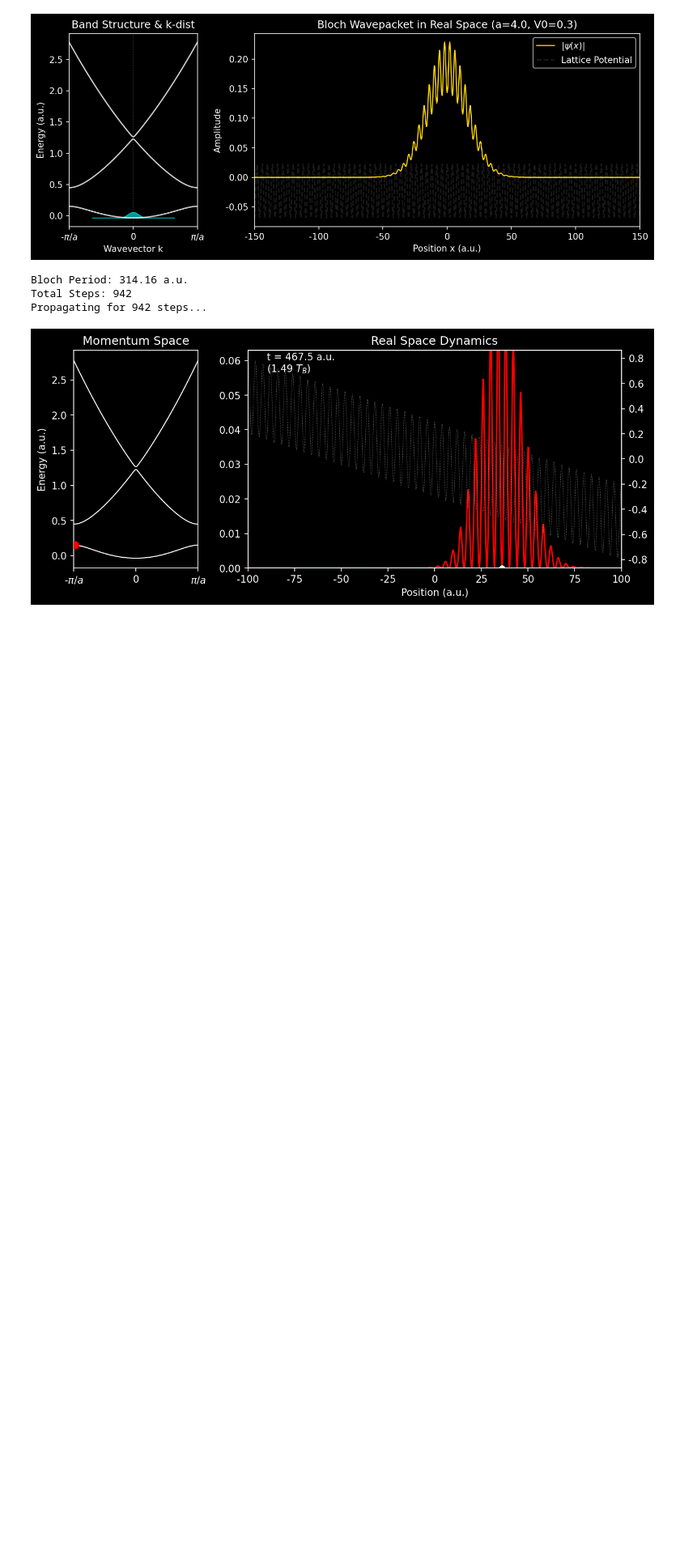
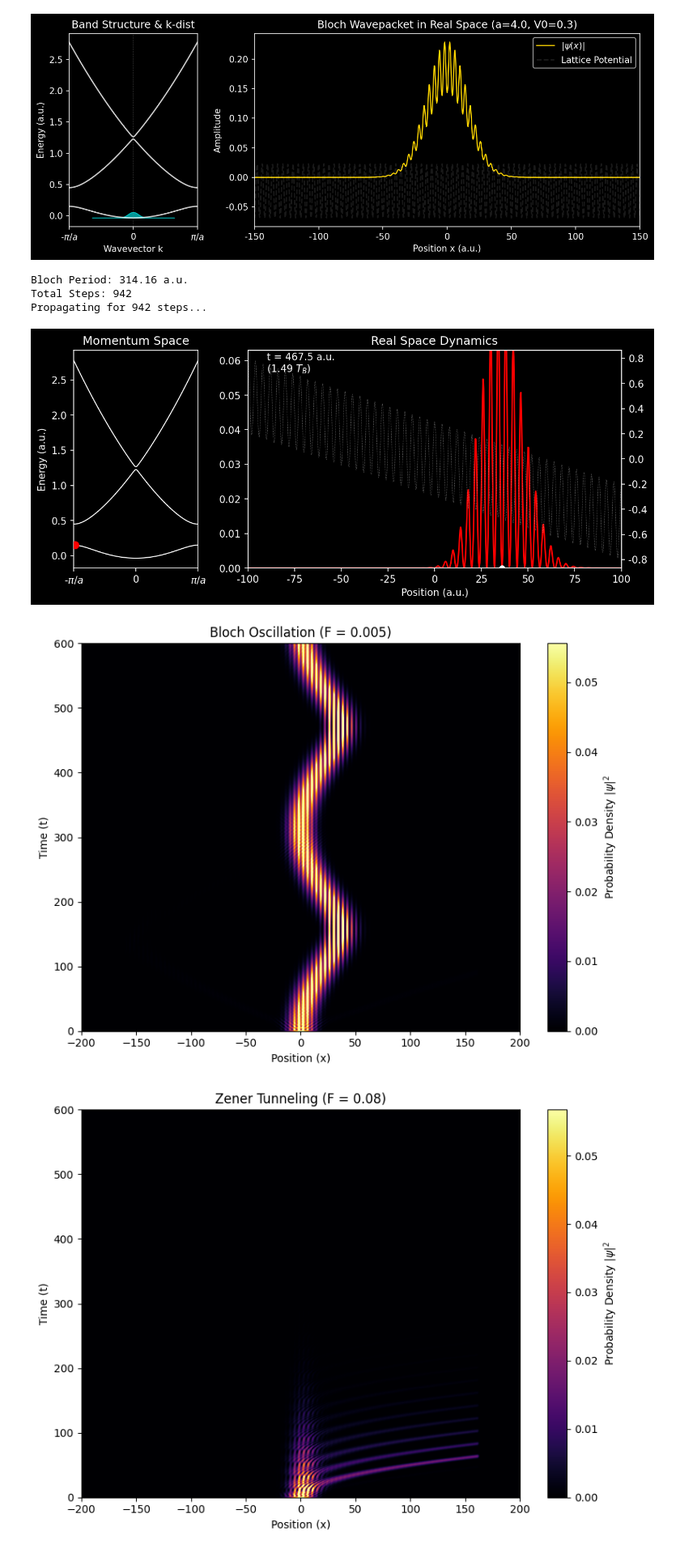
Before and after one commit to hataehyeok/compphys, a Jupyter notebook: dddd.ipynb, the cells around one changed output. Shown at 81% size. Drawn from its saved outputs; the diff is of its cells as text; code cells hidden in the pictures; blank space fills up the shorter version.

```diff
--- a/dddd.ipynb
+++ b/dddd.ipynb
@@ -568,3 +568,71 @@ Bloch Period: 314.16 a.u.
 Total Steps: 942
 Propagating for 942 steps...
 [figure]
+# %%
+import numpy as np
+import matplotlib.pyplot as plt
+
+def run_tdse_simulation(F_strength, label):
+    a = 4.0
+    V0 = 0.3
+
+    L = 400.0
+    N = 2048
+    x = np.linspace(-L/2, L/2, N)
+    dx = x[1] - x[0]
+    dk = 2 * np.pi / L
+    k = np.fft.fftfreq(N, d=dx) * 2 * np.pi
+
+    dt = 0.05
+    t_max = 600
+    steps = int(t_max / dt)
+
+    sigma = 10.0
+    x0 = 0.0
+    psi = np.exp(-(x - x0)**2 / (2 * sigma**2)) * np.exp(1j * 0.0 * x)
+    psi = psi / np.sqrt(np.sum(np.abs(psi)**2) * dx)
+
+    V_lattice = V0 * np.cos(2 * np.pi * x / a)
+    V_ext = -F_strength * x
+
+    absorb_width = L * 0.1
+    V_absorb = -1.0j * np.maximum(0, (np.abs(x) - (L/2 - absorb_width)))**2
+
+    V_total = V_lattice + V_ext + V_absorb
+
+    exp_V_half = np.exp(-1j * (V_total) * dt / 2)
+    exp_T = np.exp(-1j * (k**2 / 2) * dt)
+
+    psi_evolution = []
+    times = []
+
+    for i in range(steps):
+        psi = exp_V_half * psi
+        psi_k = np.fft.fft(psi)
+        psi_k = exp_T * psi_k
+        psi = np.fft.ifft(psi_k)
+        psi = exp_V_half * psi
+
+        if i % 20 == 0:
+            psi_evolution.append(np.abs(psi)**2)
+            times.append(i * dt)
+
+    psi_evolution = np.array(psi_evolution)
+
+    plt.figure(figsize=(8, 6))
+    extent = [-L/2, L/2, 0, t_max]
+    plt.imshow(psi_evolution, aspect='auto', origin='lower', extent=extent, cmap='inferno', vmin=0, vmax=np.max(psi_evolution)*0.5)
+
+    plt.title(f'{label} (F = {F_strength})')
+    plt.xlabel('Position (x)')
+    plt.ylabel('Time (t)')
+    plt.colorbar(label='Probability Density $|\psi|^2$')
+    plt.grid(False)
+    plt.tight_layout()
+    plt.show()
+
+run_tdse_simulation(F_strength=0.005, label='Bloch Oscillation')
+run_tdse_simulation(F_strength=0.08, label='Zener Tunneling')
+# %% [output]
+[figure, added]
+[figure, added]
```
Also changed, not shown: parts of 1 cell of this notebook, 1 other file.
